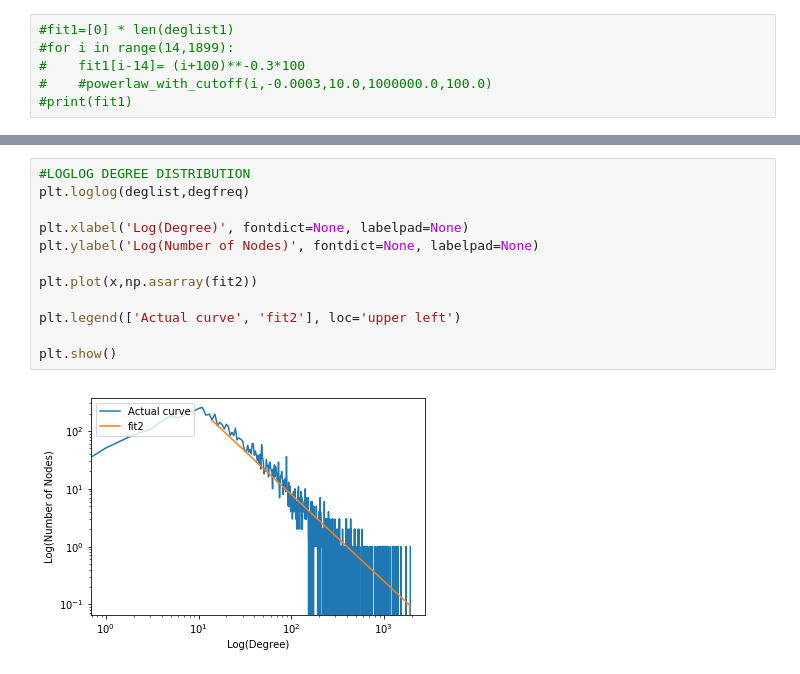
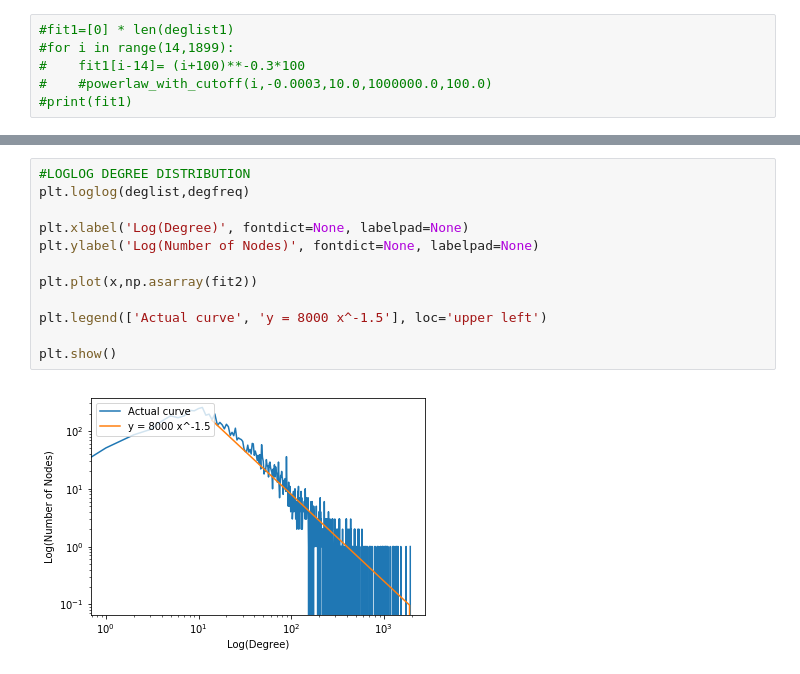
Before and after one commit to AugustoPeres/crc-project-1, a Jupyter notebook: FindingAFit.ipynb, the cells around one changed output, grey strips where cells are left out. Drawn from its saved outputs; the diff is of its cells as text.

```diff
--- a/FindingAFit.ipynb
+++ b/FindingAFit.ipynb
@@ -180,14 +180,14 @@ plt.show()
 # %%
 #LOGLOG DEGREE DISTRIBUTION
 plt.loglog(deglist,degfreq)
 
 plt.xlabel('Log(Degree)', fontdict=None, labelpad=None)
 plt.ylabel('Log(Number of Nodes)', fontdict=None, labelpad=None)
 
 plt.plot(x,np.asarray(fit2))
 
-plt.legend(['Actual curve', 'fit2'], loc='upper left')
+plt.legend(['Actual curve', 'y = 8000 x^-1.5'], loc='upper left')
 
 plt.show()
 # %% [output]
-[figure, old version]
+[figure, new version]
```
Also changed, not shown: parts of 3 cells of this notebook, 1 other file.
